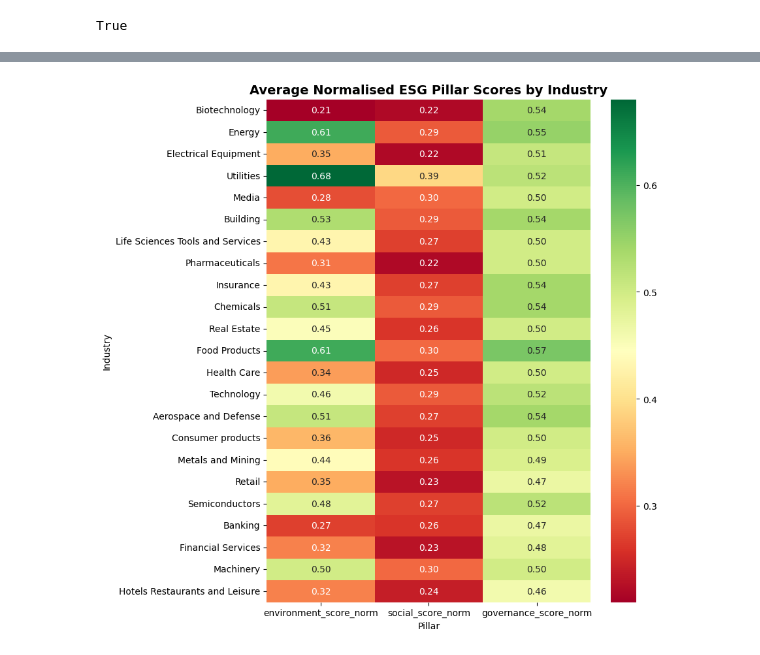
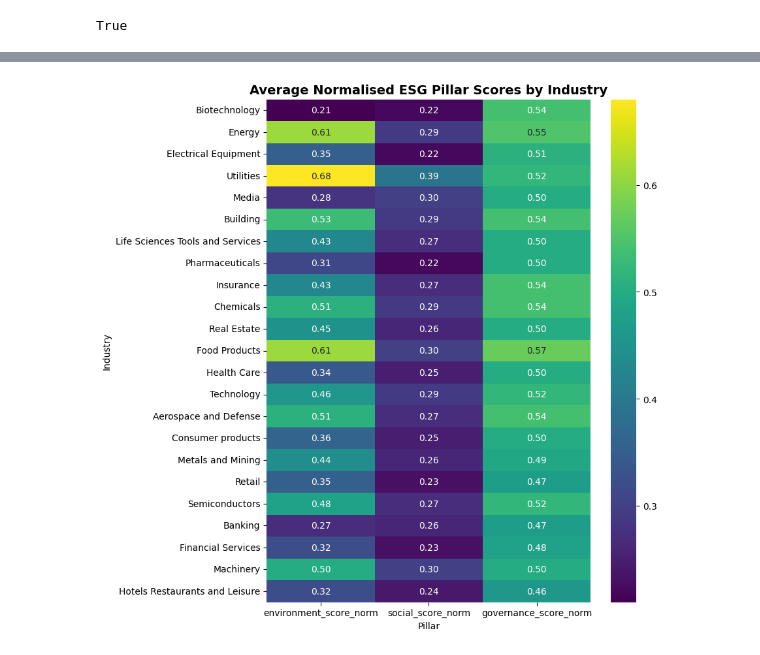
Before and after one commit to ColmHH/esg_corporate_analysis, a Jupyter notebook: jupyter_notebooks/esg_corporate_analysis_visualisation.ipynb, the cells around one changed output, grey strips where cells are left out. Drawn from its saved outputs; the diff is of its cells as text; code cells hidden in the pictures.

Commit message:
Change heatmap colour scheme

```diff
--- a/jupyter_notebooks/esg_corporate_analysis_visualisation.ipynb
+++ b/jupyter_notebooks/esg_corporate_analysis_visualisation.ipynb
@@ -308,11 +308,11 @@ industry_imbalance
 # %%
 heatmap_data = industry_imbalance[["environment_score_norm", "social_score_norm", "governance_score_norm"]]
 
 plt.figure(figsize=(8, 10))
-sns.heatmap(heatmap_data, annot=True, cmap="RdYlGn", fmt=".2f")
+sns.heatmap(heatmap_data, annot=True, cmap="viridis", fmt=".2f")
 plt.title("Average Normalised ESG Pillar Scores by Industry", fontsize=14, fontweight="bold")
 plt.xlabel("Pillar")
 plt.ylabel("Industry")
 plt.show()
 # %% [output]
-[figure, old version]
+[figure, new version]
```
